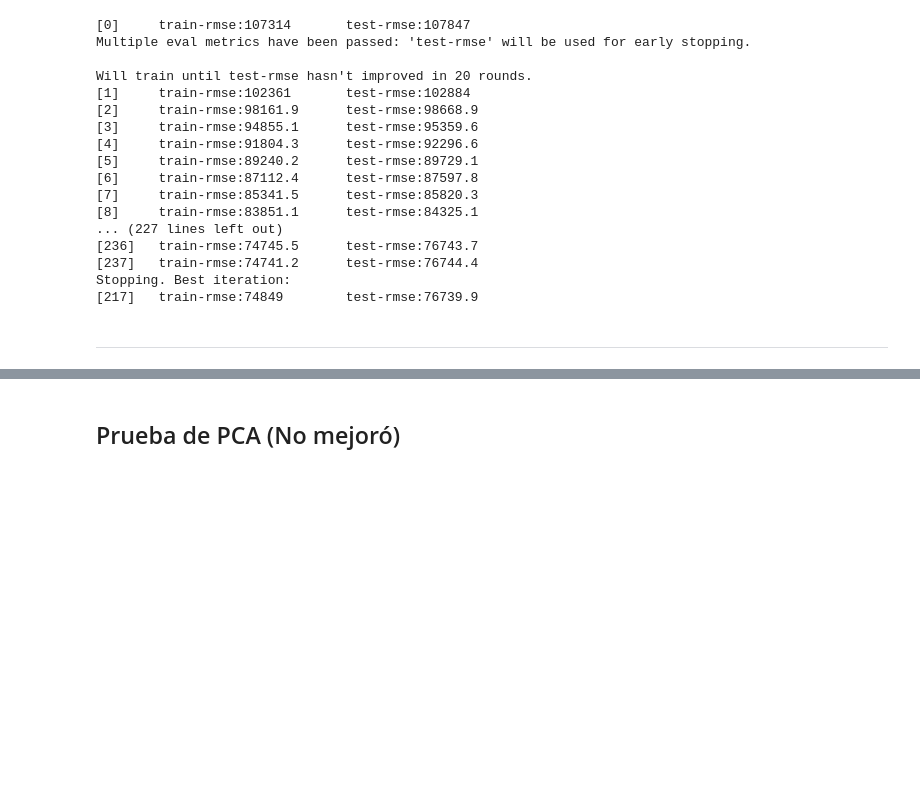
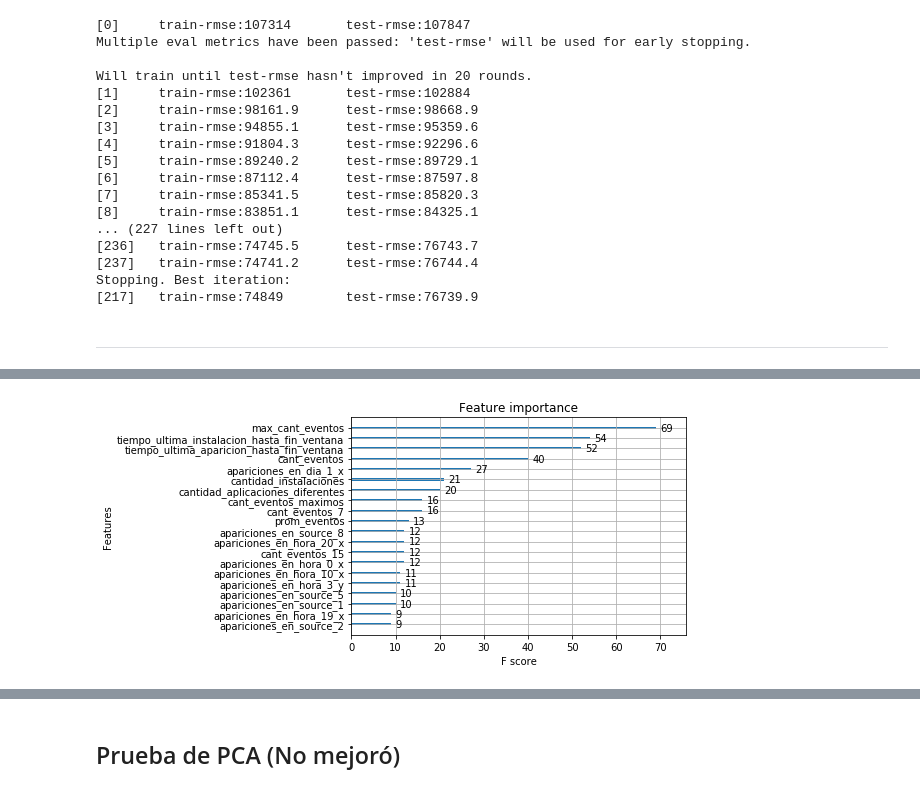
Before and after one commit to mateoicalvo/7506, a Jupyter notebook: tp2/modelo/algoritmos/xgboost/xgboost-pruebas.ipynb, the cells around one changed output, grey strips where cells are left out. Cells and saved outputs as stored; diff of their text form; code cells hidden in the pictures; blank space fills up the shorter version.

Commit message:
Prueba de xgboost para installs dio 57 mil, sin tocar nada

```diff
--- a/tp2/modelo/algoritmos/xgboost/xgboost-pruebas.ipynb
+++ b/tp2/modelo/algoritmos/xgboost/xgboost-pruebas.ipynb
@@ -174,0 +177,2 @@ Stopping. Best iteration:
+# %%
+train = pd.read_pickle("../../armado_datos/train_completo_installs")
@@ -174,0 +261,26 @@ Stopping. Best iteration:
+# %%
+magitrain = train
+# %%
+from xgboost import XGBRegressor, plot_importance
+from matplotlib import pyplot
+from sklearn.model_selection import train_test_split
+from sklearn.metrics import mean_squared_error
+from sklearn.feature_selection import SelectFromModel
+from math import sqrt
+
+X, y = magitrain.drop("target",axis = 1), magitrain["target"]
+X_train, X_test, y_train, y_test = \
+    train_test_split(X, y, test_size=0.33, random_state=0)
+
+# fit model on all training data
+model = XGBRegressor(n_jobs=6)
+model.fit(X_train, y_train)
+# make predictions for test data and evaluate
+y_pred = model.predict(X_test)
+
+rmse = mean_squared_error(y_test, y_pred)
+print("RMSE: {}".format(sqrt(rmse)))
+
+plot_importance(model, max_num_features=20)
+pyplot.show()
+# %% [output]
@@ -174,0 +289 @@ Stopping. Best iteration:
+[figure, added]
```
Also changed, not shown: parts of 7 cells of this notebook.
